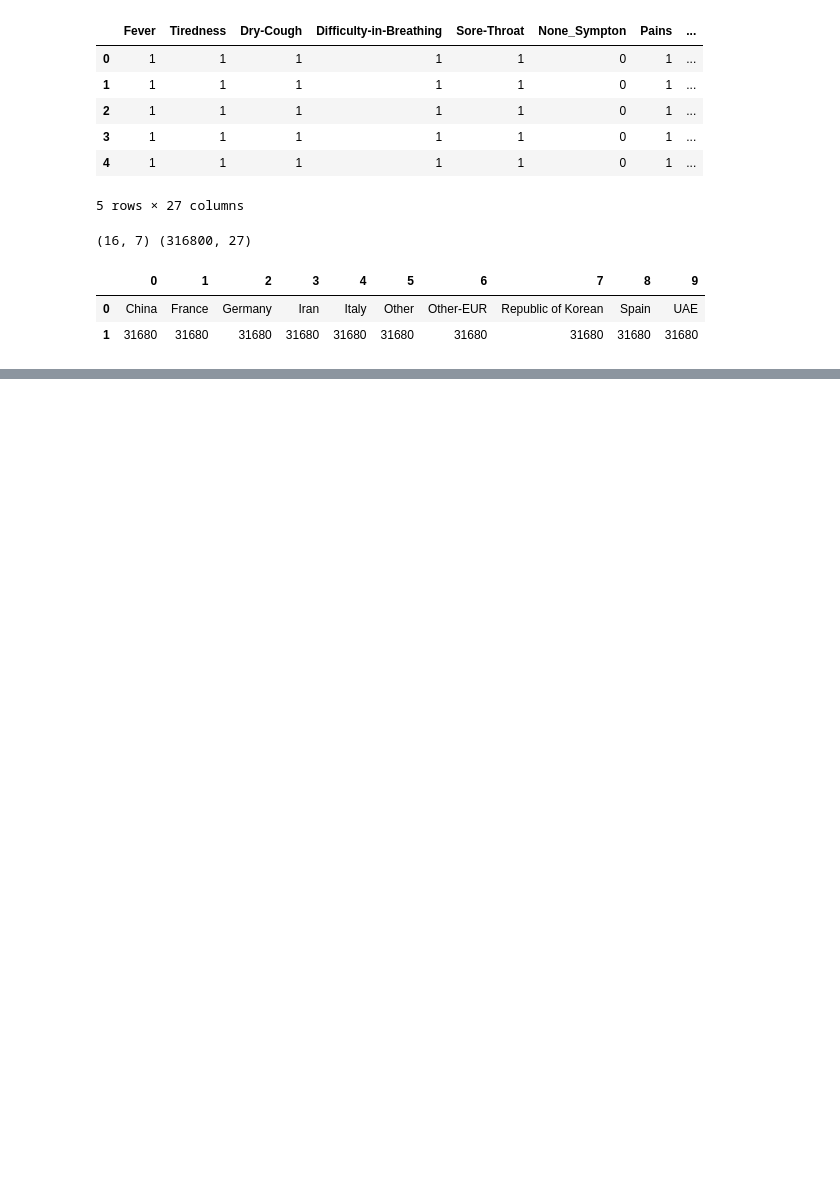
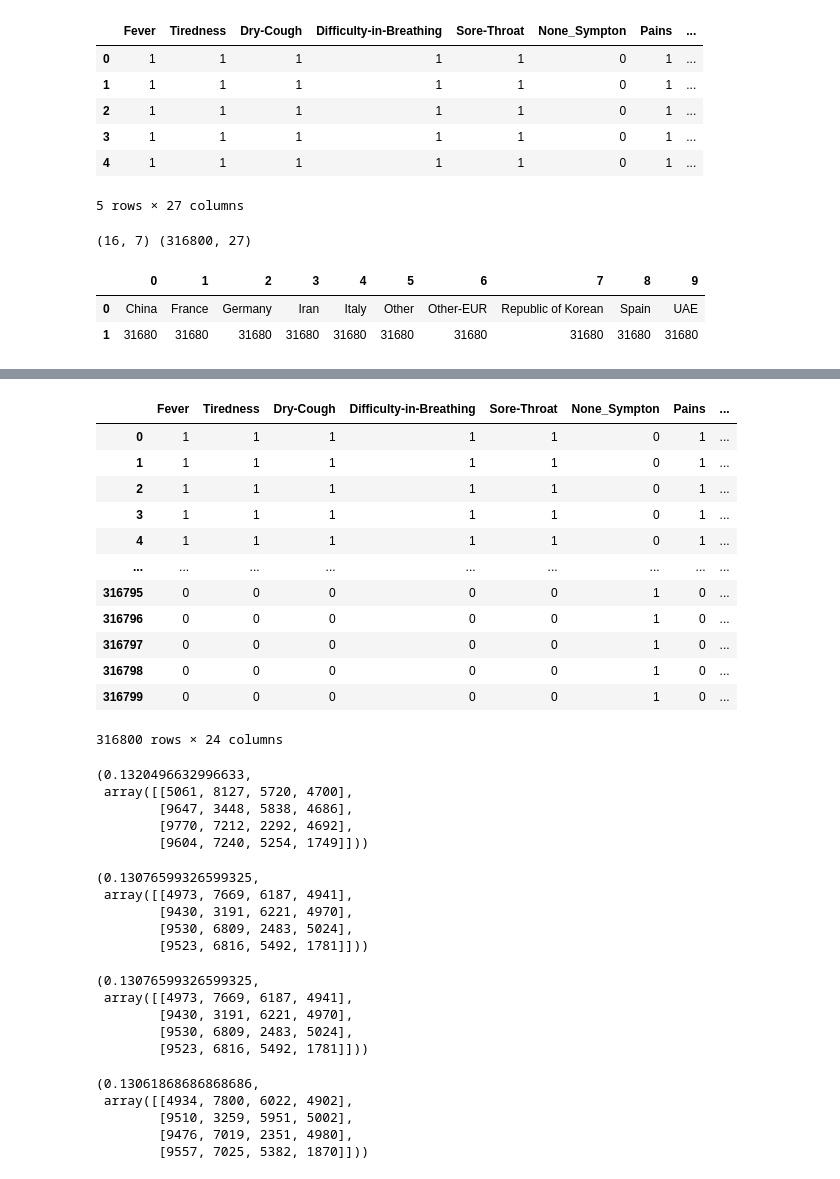
Before and after one commit to Beloin/covid-symptoms, a Jupyter notebook: data_analysis.ipynb, the cells around one changed output, grey strips where cells are left out. Cells and saved outputs as stored; diff of their text form; code cells hidden in the pictures; blank space fills up the shorter version.

Commit message:
Every classifier is getting low

```diff
--- a/data_analysis.ipynb
+++ b/data_analysis.ipynb
@@ -66,0 +68,4 @@ base_cleaned[join_columns].iloc[1].idxmax()
+# %%
+severity_base = base_cleaned.drop(join_columns, axis=1)
+pd.set_option('display.max_columns', None)
+severity_base.head()
@@ -66,0 +81,5 @@ base_cleaned[join_columns].iloc[1].idxmax()
+# %%
+# Categorical Encode
+import category_encoders as ce
+encoder = ce.OrdinalEncoder(cols=['Severity', 'Country'], return_df=True)
+encoder.fit(severity_base)
@@ -66,0 +104,39 @@ base_cleaned[join_columns].iloc[1].idxmax()
+# %%
+encoded_base = encoder.transform(severity_base)
+encoded_base
+# %% [output]
+|  | Fever | Tiredness | Dry-Cough | Difficulty-in-Breathing | Sore-Throat | None_Sympton | Pains | ... |
+| 0 | 1 | 1 | 1 | 1 | 1 | 0 | 1 | ... |
+| 1 | 1 | 1 | 1 | 1 | 1 | 0 | 1 | ... |
+| 2 | 1 | 1 | 1 | 1 | 1 | 0 | 1 | ... |
+| 3 | 1 | 1 | 1 | 1 | 1 | 0 | 1 | ... |
+| 4 | 1 | 1 | 1 | 1 | 1 | 0 | 1 | ... |
+| ... | ... | ... | ... | ... | ... | ... | ... | ... |
+| 316795 | 0 | 0 | 0 | 0 | 0 | 1 | 0 | ... |
+| 316796 | 0 | 0 | 0 | 0 | 0 | 1 | 0 | ... |
+| 316797 | 0 | 0 | 0 | 0 | 0 | 1 | 0 | ... |
+| 316798 | 0 | 0 | 0 | 0 | 0 | 1 | 0 | ... |
+| 316799 | 0 | 0 | 0 | 0 | 0 | 1 | 0 | ... |
+316800 rows × 24 columns
+# %%
+from sklearn.tree import DecisionTreeClassifier
+from sklearn.model_selection import train_test_split
+from sklearn.metrics import accuracy_score, confusion_matrix, precision_score
+
+no_country_base = severity_base.drop('Country',axis=1)
+X = no_country_base.iloc[:,:21]
+y = no_country_base.iloc[:,22]
+
+X_train, X_test, y_train, y_test = train_test_split(X, y, test_size=.3)
+tree_model = DecisionTreeClassifier()
+tree_model.fit(X_train, y_train)
+pred_tree = tree_model.predict(X_test)
+acc_tree = accuracy_score(y_test, pred_tree)
+cf_tree = confusion_matrix(y_test, pred_tree, )
+acc_tree, cf_tree
+# %% [output]
+(0.1320496632996633,
+ array([[5061, 8127, 5720, 4700],
+        [9647, 3448, 5838, 4686],
+        [9770, 7212, 2292, 4692],
+        [9604, 7240, 5254, 1749]]))
@@ -66,0 +150,31 @@ base_cleaned[join_columns].iloc[1].idxmax()
+# %%
+from sklearn.naive_bayes import GaussianNB
+gaussian_model = GaussianNB()
+
+test_model(gaussian_model)
+# %% [output]
+(0.13076599326599325,
+ array([[4973, 7669, 6187, 4941],
+        [9430, 3191, 6221, 4970],
+        [9530, 6809, 2483, 5024],
+        [9523, 6816, 5492, 1781]]))
+# %%
+from sklearn.ensemble import RandomForestClassifier
+random_model = RandomForestClassifier()
+test_model(random_model)
+# %% [output]
+(0.13076599326599325,
+ array([[4973, 7669, 6187, 4941],
+        [9430, 3191, 6221, 4970],
+        [9530, 6809, 2483, 5024],
+        [9523, 6816, 5492, 1781]]))
+# %%
+from sklearn.neighbors import KNeighborsClassifier
+knn_model = KNeighborsClassifier()
+test_model(knn_model)
+# %% [output]
+(0.13061868686868686,
+ array([[4934, 7800, 6022, 4902],
+        [9510, 3259, 5951, 5002],
+        [9476, 7019, 2351, 4980],
+        [9557, 7025, 5382, 1870]]))
```
Also changed, not shown: parts of 8 cells of this notebook.
